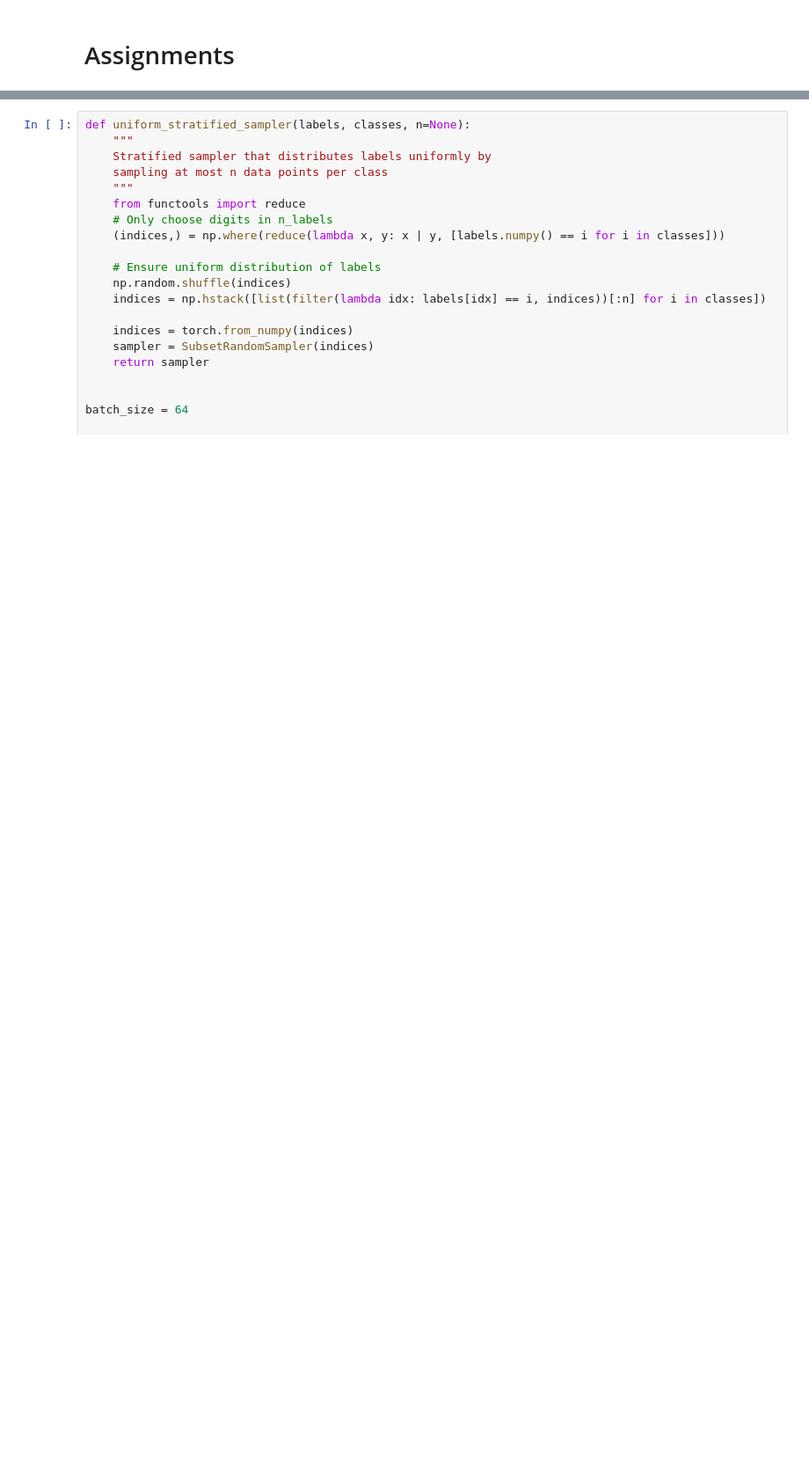
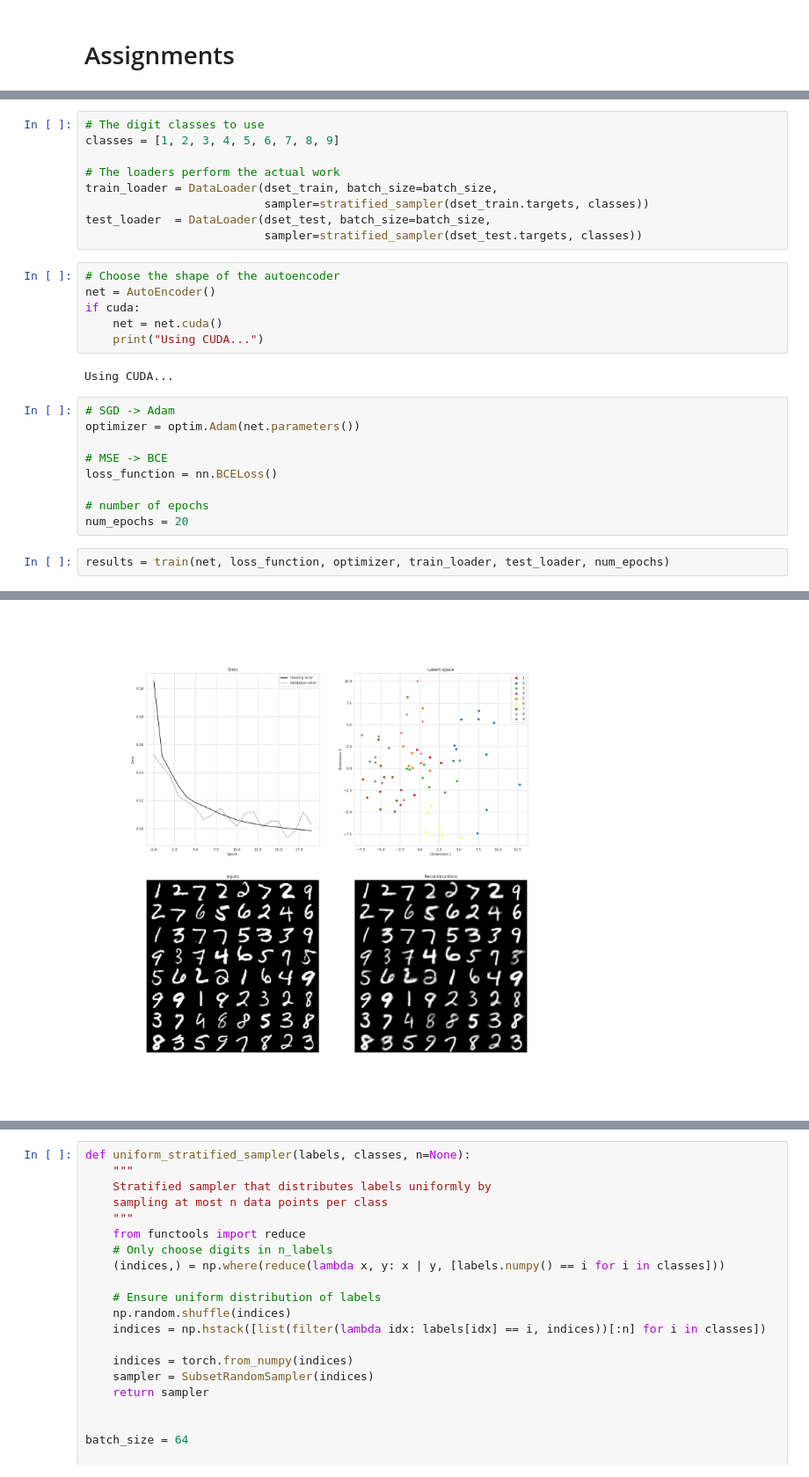
Before and after one commit to gitglob/02456-deep-learning-with-PyTorch, a Jupyter notebook: 7_Unsupervised/7.1-autoencoder.ipynb, the cells around one changed output, grey strips where cells are left out. Shown at 88% size. Drawn from its saved outputs; the diff is of its cells as text; blank space fills up the shorter version.

```diff
--- a/7_Unsupervised/7.1-autoencoder.ipynb
+++ b/7_Unsupervised/7.1-autoencoder.ipynb
@@ -302,0 +363,29 @@ for epoch in range(num_epochs):
+# %%
+# The digit classes to use
+classes = [1, 2, 3, 4, 5, 6, 7, 8, 9]
+
+# The loaders perform the actual work
+train_loader = DataLoader(dset_train, batch_size=batch_size,
+                          sampler=stratified_sampler(dset_train.targets, classes))
+test_loader  = DataLoader(dset_test, batch_size=batch_size,
+                          sampler=stratified_sampler(dset_test.targets, classes))
+# %%
+# Choose the shape of the autoencoder
+net = AutoEncoder()
+if cuda:
+    net = net.cuda()
+    print("Using CUDA...")
+# %% [output]
+Using CUDA...
+# %%
+# SGD -> Adam
+optimizer = optim.Adam(net.parameters())
+
+# MSE -> BCE
+loss_function = nn.BCELoss()
+
+# number of epochs
+num_epochs = 20
+# %%
+results = train(net, loss_function, optimizer, train_loader, test_loader, num_epochs)
+# %% [output]
@@ -303,3 +395,4 @@ for epoch in range(num_epochs):
+[figure, added]
 # %% [markdown]
 ## Assignment 2 - Adding classification for semi-supervised learning
 
```
Also changed, not shown: parts of 13 cells of this notebook, 2 other files.
